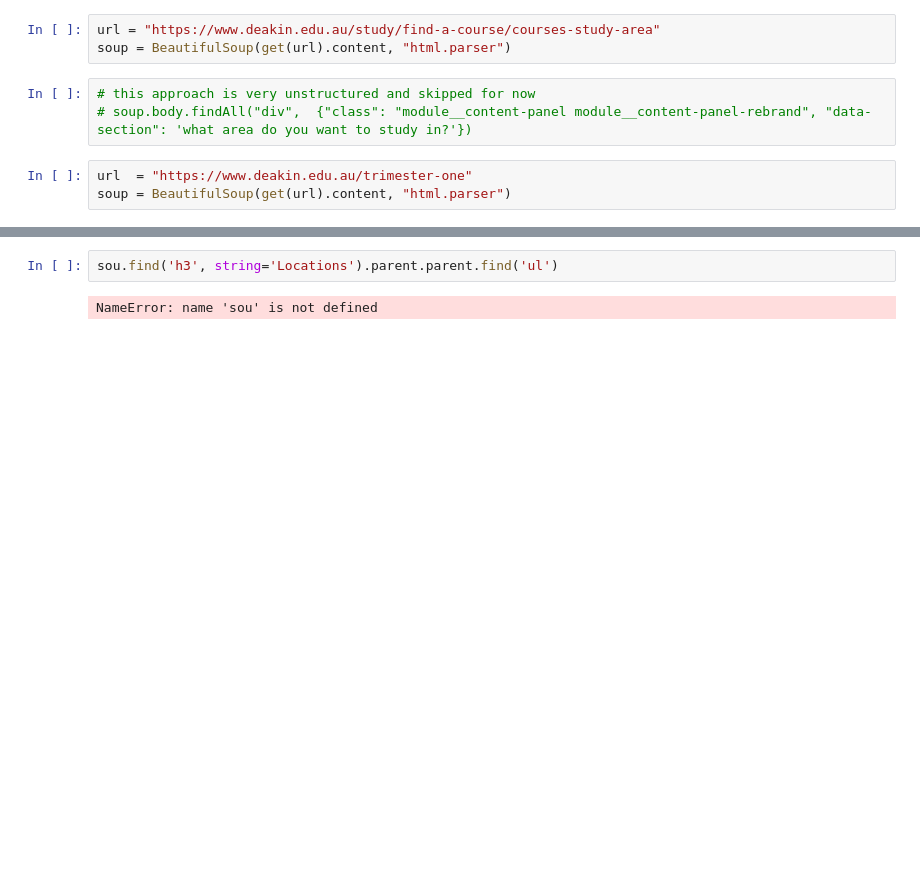
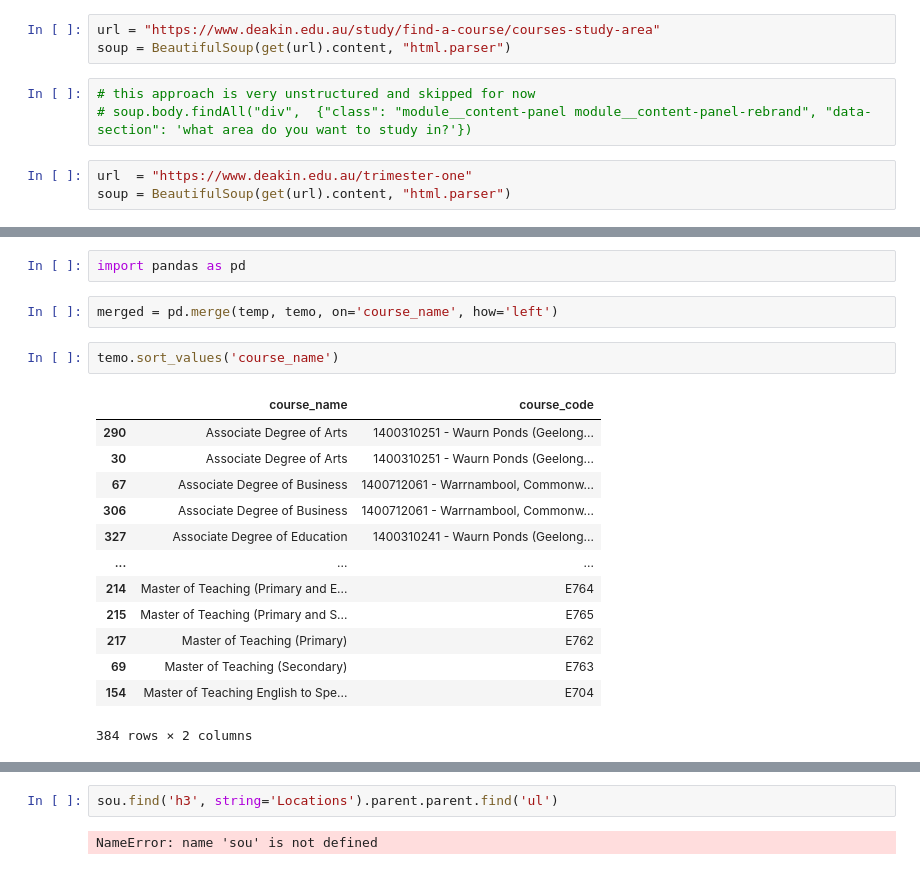
Before and after one commit to VediYD/pepper-bot, a Jupyter notebook: web-scraper.ipynb, the cells around one changed output, grey strips where cells are left out. Drawn from its saved outputs; the diff is of its cells as text; blank space fills up the shorter version.

```diff
--- a/web-scraper.ipynb
+++ b/web-scraper.ipynb
@@ -12,0 +77,20 @@ soup = BeautifulSoup(get(url).content, "html.parser")
+# %%
+import pandas as pd
+# %%
+merged = pd.merge(temp, temo, on='course_name', how='left')
+# %%
+temo.sort_values('course_name')
+# %% [output]
+|  | course_name | course_code |
+| 290 | Associate Degree of Arts | 1400310251 - Waurn Ponds (Geelong... |
+| 30 | Associate Degree of Arts | 1400310251 - Waurn Ponds (Geelong... |
+| 67 | Associate Degree of Business | 1400712061 - Warrnambool, Commonw... |
+| 306 | Associate Degree of Business | 1400712061 - Warrnambool, Commonw... |
+| 327 | Associate Degree of Education | 1400310241 - Waurn Ponds (Geelong... |
+| ... | ... | ... |
+| 214 | Master of Teaching (Primary and E... | E764 |
+| 215 | Master of Teaching (Primary and S... | E765 |
+| 217 | Master of Teaching (Primary) | E762 |
+| 69 | Master of Teaching (Secondary) | E763 |
+| 154 | Master of Teaching English to Spe... | E704 |
+384 rows × 2 columns
```
Also changed, not shown: parts of 9 cells of this notebook, 2 other files.
